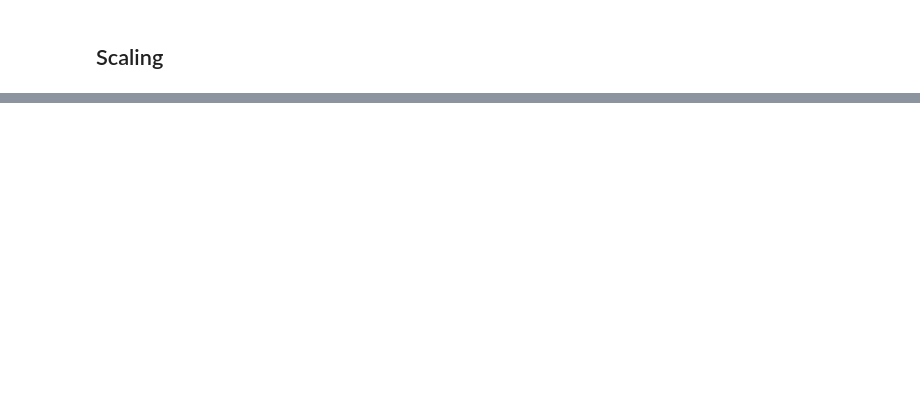
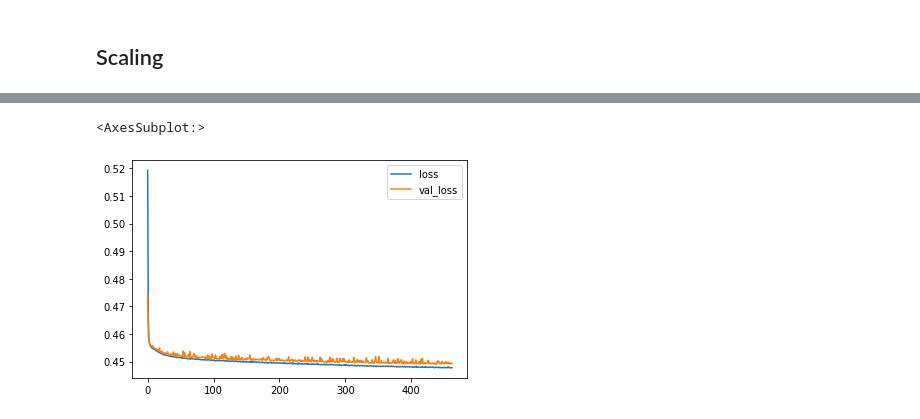
Before and after one commit to adupatil/Loan_credibility_prediction, a Jupyter notebook: Loan_credibility_prediction.ipynb, the cells around one changed output, grey strips where cells are left out. Drawn from its saved outputs; the diff is of its cells as text; code cells hidden in the pictures; blank space fills up the shorter version.

```diff
--- a/Loan_credibility_prediction.ipynb
+++ b/Loan_credibility_prediction.ipynb
@@ -841,0 +941,2 @@ df['loan_inst'] = data['loan_inst']
+# %%
+X_train, X_test, y_train, y_test = train_test_split(X, y, test_size=0.3, random_state=101)
@@ -841,0 +949,14 @@ df['loan_inst'] = data['loan_inst']
+# %%
+model = Sequential()
+
+model.add(Dense(19,'sigmoid'))
+model.add(Dense(19,'sigmoid'))
+model.add(Dense(19,'sigmoid'))
+model.add(Dense(1,'sigmoid'))
+
+model.compile(loss='binary_crossentropy',optimizer='adam')
+# %%
+Early_Stop = EarlyStopping(monitor='val_loss',mode='min',verbose=1,patience=25)
+# %%
+model.fit(x=X_train.values,y=y_train.values,validation_data=(X_test.values,y_test.values),
+         batch_size=512,callbacks=Early_Stop,epochs=1200,verbose=1)
@@ -841,0 +982,5 @@ df['loan_inst'] = data['loan_inst']
+# %%
+pd.DataFrame(model.history.history).plot()
+# %% [output]
+<AxesSubplot:>
+[figure, added]
```
Also changed, not shown: parts of 26 cells of this notebook.
